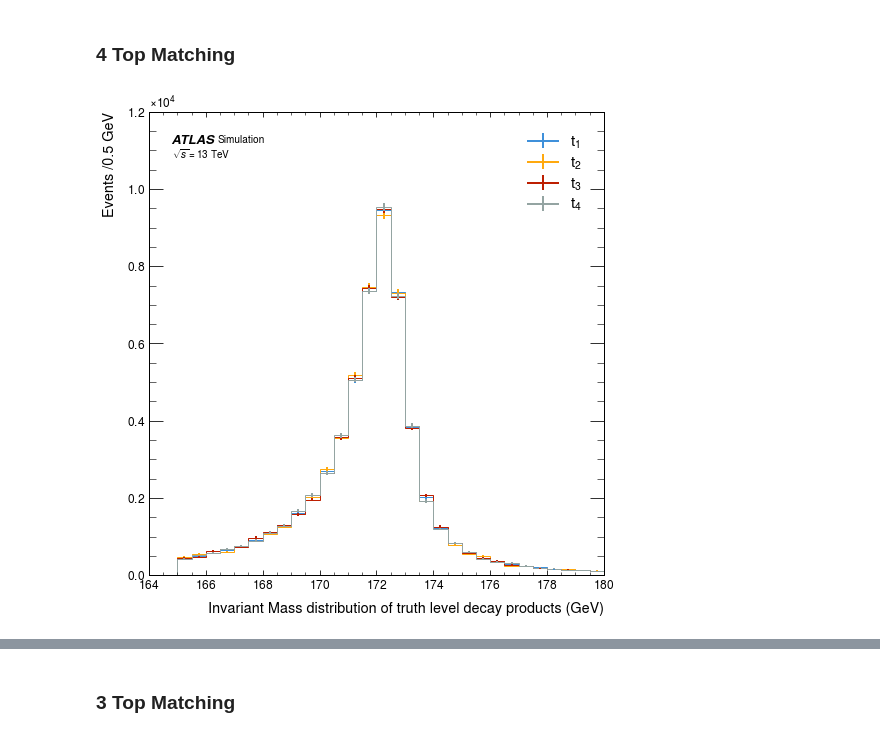
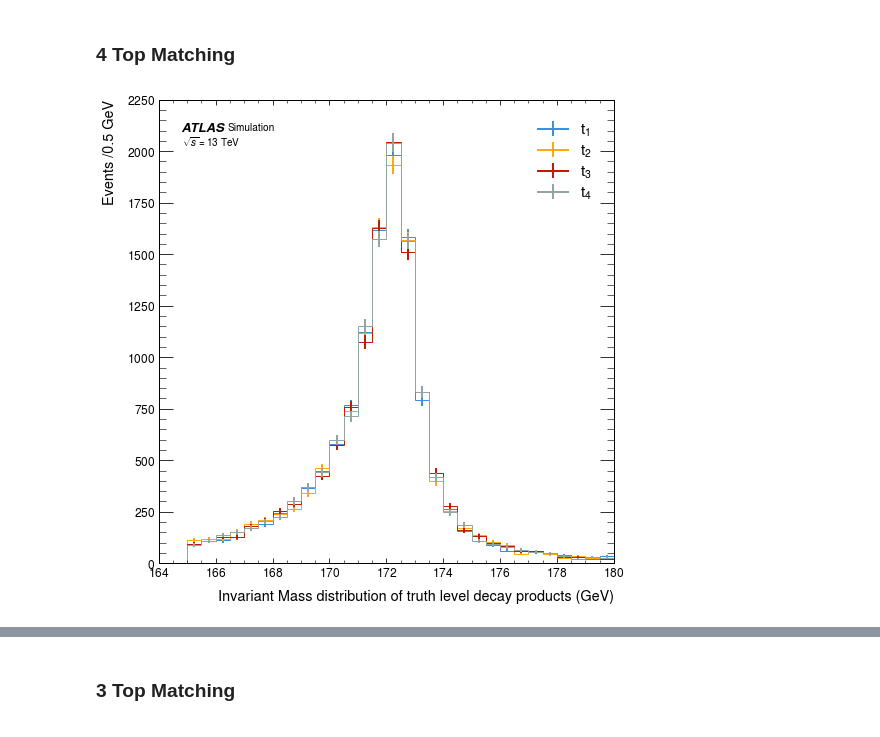
Before and after one commit to archiebrooks02/MPHYS-4Top, a Jupyter notebook: matching.ipynb, the cells around one changed output, grey strips where cells are left out. Saved outputs shown, nothing was run; the diff lists cells and outputs as text; code cells hidden in the pictures.

```diff
--- a/matching.ipynb
+++ b/matching.ipynb
@@ -232,6 +237,9 @@ reco_eta_4t = ak.concatenate((jets_eta_4t,electrons_eta_4t,muons_eta_4t), axis=1
 reco_phi_4t = ak.concatenate((jets_phi_4t,electrons_phi_4t,muons_phi_4t), axis=1)
 reco_mass_4t = ak.concatenate((jets_mass_4t,electrons_mass_4t,muons_mass_4t), axis=1)
 
+good_events = (events_4t_truth['Particle.PID'][:,0]==5)&(events_4t_truth['Particle.PID'][:,1]==5)&(events_4t_truth['Particle.PID'][:,2]==-5)&(events_4t_truth['Particle.PID'][:,3]==-5)
+events_4t_truth = ak.concatenate((events_4t_truth[good_events], events_4t_truth[~good_events][:,1:]))
+
 truth_pt_4t = events_4t_truth['Particle.PT']
 truth_eta_4t = events_4t_truth['Particle.Eta']
 truth_phi_4t = events_4t_truth['Particle.Phi']
@@ -239,31 +247,29 @@ truth_mass_4t = events_4t_truth['Particle.Mass']
 
 reco_4t = vector.zip({'pt':reco_pt_4t,'eta':reco_eta_4t,'phi':reco_phi_4t,'mass':reco_mass_4t})
 truth_4t = vector.zip({'pt':truth_pt_4t,'eta':truth_eta_4t,'phi':truth_phi_4t,'mass':truth_mass_4t})
+
+reco_4t = ak.concatenate((reco_4t[good_events],reco_4t[~good_events]))
+
+truth_4t = truth_4t[ak.num(reco_4t)>=12]
+reco_4t = reco_4t[ak.num(reco_4t)>=12]
 # %%
 reco_4t_test = reco_4t[(ak.num(reco_4t)!=0)&(ak.num(truth_4t)!=0)]
 truth_4t_test = truth_4t[(ak.num(reco_4t)!=0)&(ak.num(truth_4t)!=0)]
 
-truth_4t_12 = truth_4t[ak.num(truth_4t)==12]
-reco_4t_12 = reco_4t[ak.num(truth_4t)==12]
-
-truth_4t_13 = truth_4t[ak.num(truth_4t)==13]
-truth_4t_13 = truth_4t_13[:,1:]
-reco_4t_13 = reco_4t[ak.num(truth_4t)==13]
-
-truth_4t_test = ak.concatenate((truth_4t_12, truth_4t_13))
-reco_4t_test = ak.concatenate((reco_4t_12, reco_4t_13))
+truth_4t_test = truth_4t[ak.num(truth_4t)==12]
+reco_4t_test = reco_4t[ak.num(truth_4t)==12]
 
 t1 = truth_4t_test[:,0]+truth_4t_test[:,4]+truth_4t_test[:,5]
 t2 = truth_4t_test[:,1]+truth_4t_test[:,6]+truth_4t_test[:,7]
 t3 = truth_4t_test[:,2]+truth_4t_test[:,8]+truth_4t_test[:,9]
 t4 = truth_4t_test[:,3]+truth_4t_test[:,10]+truth_4t_test[:,11]
 
 fig, ax = plt.subplots(nrows = 1, ncols = 1, figsize = (8,8))
 histogram([t1.m, t2.m, t3.m, t4.m], 30, [r't$_1$', r't$_2$', r't$_3$', r't$_4$'], ax, density = False, x_units='GeV', set_range=(165,180))
 ax.set_xlabel(r'Invariant Mass distribution of truth level decay products (GeV)')
 ax.legend(fontsize=15)
 plt.subplots_adjust(hspace=0.25)
 
 plt.show()
 # %% [output]
-[figure, old version]
+[figure, new version]
```
Also changed, not shown: parts of 37 cells of this notebook.
